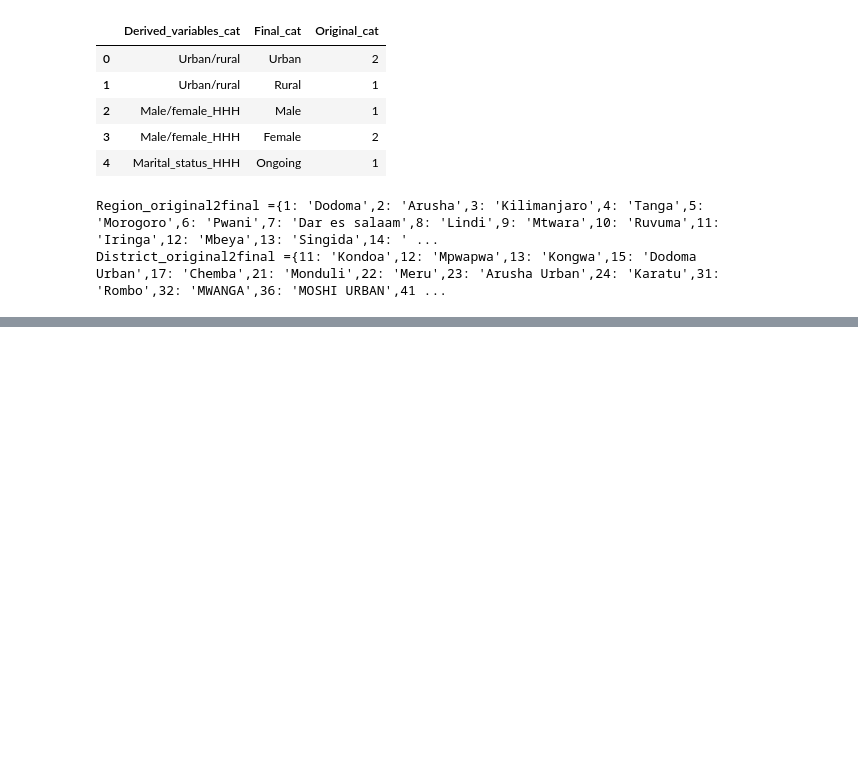
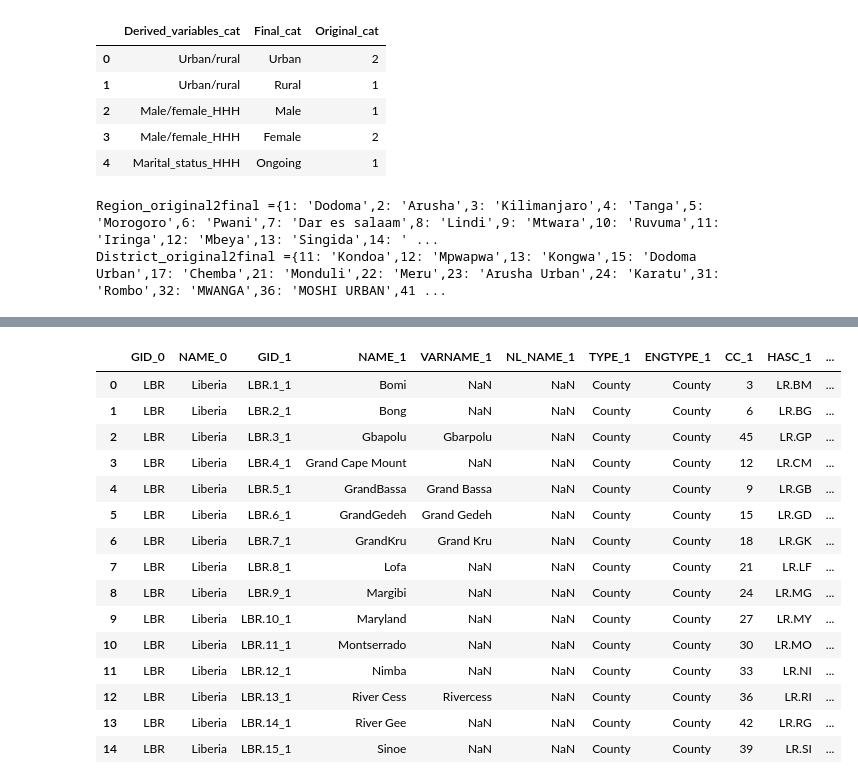
Before and after one commit to SESAM-Polimi/offgrid-demand-estimation, a Jupyter notebook: utils/helper-scripts.ipynb, the cells around one changed output, grey strips where cells are left out. Cells and saved outputs as stored; diff of their text form; code cells hidden in the pictures; blank space fills up the shorter version.

```diff
--- a/utils/helper-scripts.ipynb
+++ b/utils/helper-scripts.ipynb
@@ -82,0 +243,21 @@ Dwelling_quality_toilet = {1: 0, 2: 0, 3: 0, 4: 1, 5: 1, 6: 1, 7: 1, 8: 1, 9: 0,
+# %%
+gadm_level_1_df = pd.read_csv("../playground/data/ESMAP/Liberia_L/csv_data/GADM_level_1.csv")
+
+gadm_level_1_df.head(1222)
+# %% [output]
+|  | GID_0 | NAME_0 | GID_1 | NAME_1 | VARNAME_1 | NL_NAME_1 | TYPE_1 | ENGTYPE_1 | CC_1 | HASC_1 | ... |
+| 0 | LBR | Liberia | LBR.1_1 | Bomi | NaN | NaN | County | County | 3 | LR.BM | ... |
+| 1 | LBR | Liberia | LBR.2_1 | Bong | NaN | NaN | County | County | 6 | LR.BG | ... |
+| 2 | LBR | Liberia | LBR.3_1 | Gbapolu | Gbarpolu | NaN | County | County | 45 | LR.GP | ... |
+| 3 | LBR | Liberia | LBR.4_1 | Grand Cape Mount | NaN | NaN | County | County | 12 | LR.CM | ... |
+| 4 | LBR | Liberia | LBR.5_1 | GrandBassa | Grand Bassa | NaN | County | County | 9 | LR.GB | ... |
+| 5 | LBR | Liberia | LBR.6_1 | GrandGedeh | Grand Gedeh | NaN | County | County | 15 | LR.GD | ... |
+| 6 | LBR | Liberia | LBR.7_1 | GrandKru | Grand Kru | NaN | County | County | 18 | LR.GK | ... |
+| 7 | LBR | Liberia | LBR.8_1 | Lofa | NaN | NaN | County | County | 21 | LR.LF | ... |
+| 8 | LBR | Liberia | LBR.9_1 | Margibi | NaN | NaN | County | County | 24 | LR.MG | ... |
+| 9 | LBR | Liberia | LBR.10_1 | Maryland | NaN | NaN | County | County | 27 | LR.MY | ... |
+| 10 | LBR | Liberia | LBR.11_1 | Montserrado | NaN | NaN | County | County | 30 | LR.MO | ... |
+| 11 | LBR | Liberia | LBR.12_1 | Nimba | NaN | NaN | County | County | 33 | LR.NI | ... |
+| 12 | LBR | Liberia | LBR.13_1 | River Cess | Rivercess | NaN | County | County | 36 | LR.RI | ... |
+| 13 | LBR | Liberia | LBR.14_1 | River Gee | NaN | NaN | County | County | 42 | LR.RG | ... |
+| 14 | LBR | Liberia | LBR.15_1 | Sinoe | NaN | NaN | County | County | 39 | LR.SI | ... |
```
Also changed, not shown: parts of 37 cells of this notebook, 22 other files.
